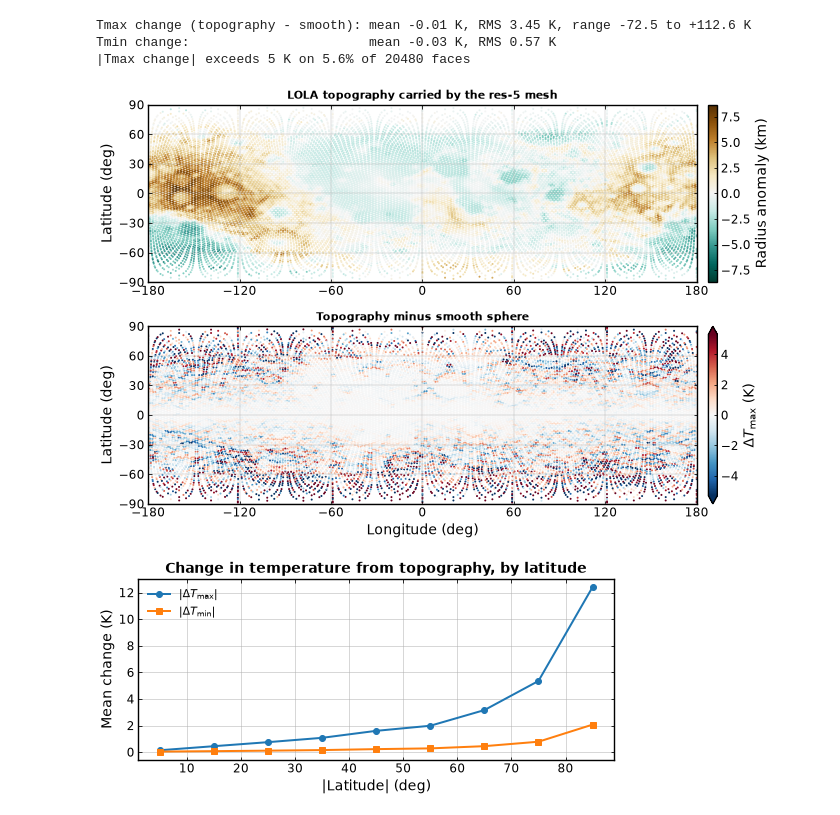
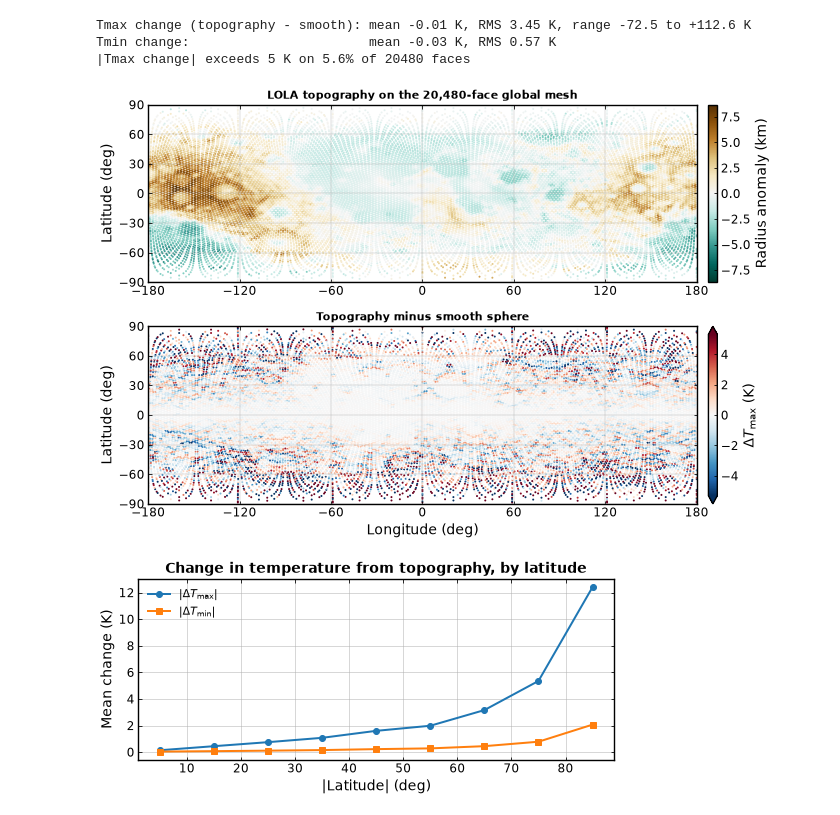
Before and after one commit to phayne/ptm3d, a Jupyter notebook: docs/tutorials/notebooks/01_moon_diurnal.ipynb, the cells around one changed output. Drawn from its saved outputs; the diff is of its cells as text; code cells hidden in the pictures.

```diff
--- a/docs/tutorials/notebooks/01_moon_diurnal.ipynb
+++ b/docs/tutorials/notebooks/01_moon_diurnal.ipynb
@@ -323,21 +323,21 @@ Tmin change:                       mean -0.03 K, RMS 0.57 K
 # %%
 R_MOON_KM = 1737.4
 radius = np.linalg.norm(topo.mesh["vertices"], axis=1)
 relief = ((radius / np.median(radius) - 1.0) * R_MOON_KM)[topo.mesh["faces"]].mean(axis=1)
 norm_d = plots.sym_norm(d_tmax, pct=95.0)
 
 fig, axes = plt.subplots(2, 1, figsize=(9.5, 6.6))
 for ax, values, cmap, norm, label, title in (
         (axes[0], relief, "BrBG_r", plots.sym_norm(relief, pct=100.0),
-         "Radius anomaly (km)", "LOLA topography carried by the res-5 mesh"),
+         "Radius anomaly (km)", "LOLA topography on the 20,480-face global mesh"),
         (axes[1], d_tmax, plots.CMAP_DIFF, norm_d,
          r"$\Delta T_\mathrm{max}$ (K)", "Topography minus smooth sphere")):
     art = plots.scatter_map(ax, topo.lat, topo.lon, values, cmap=cmap, norm=norm,
                             title=title, xlabel=(ax is axes[-1]))
     plots.colorbar(fig, art, ax, label, values, norm, pad=0.02, fraction=0.046)
 fig.tight_layout()
 # %% [output]
-[figure, old version]
+[figure, new version]
 # %%
 edges = np.arange(0, 91, 10)
 abs_lat = np.abs(topo.lat)
```
Also changed, not shown: parts of 4 cells of this notebook.
